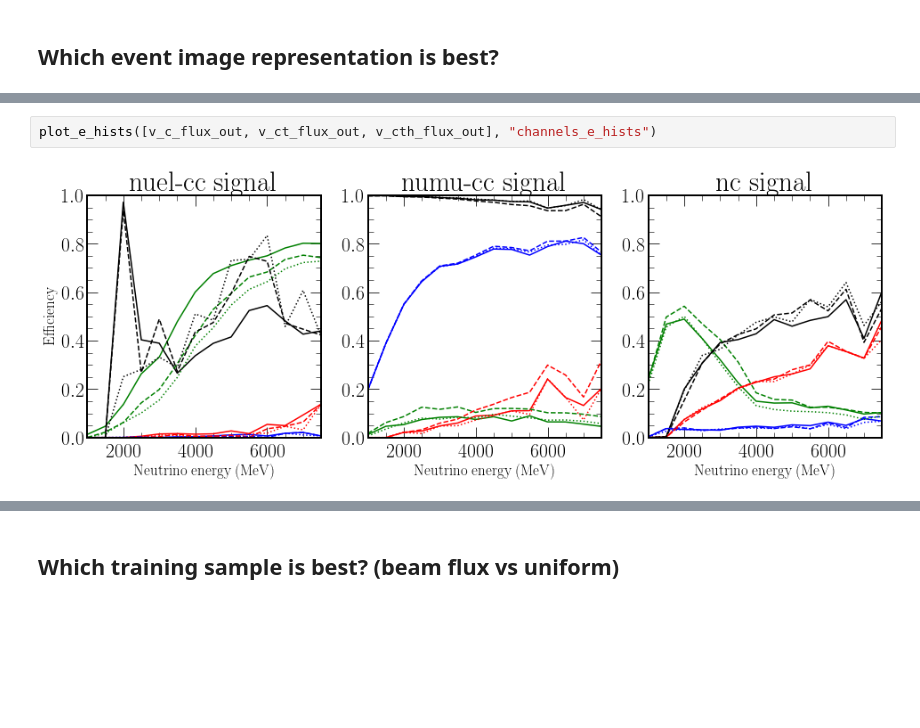
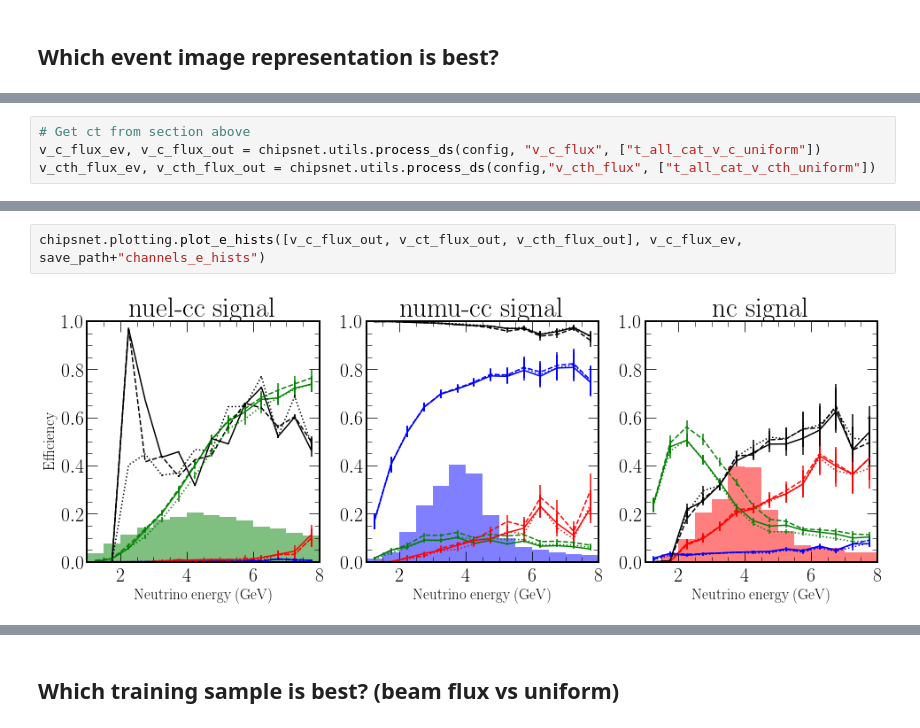
Before and after one commit to chipsneutrino/chips-net, a Jupyter notebook: notebooks/analysis.ipynb, the cells around one changed output, grey strips where cells are left out. Cells and saved outputs as stored; diff of their text form; blank space fills up the shorter version.

```diff
--- a/notebooks/analysis.ipynb
+++ b/notebooks/analysis.ipynb
@@ -574,0 +340,4 @@ plot_combined_values(v_cth_flux_ev, "t_all_cat_v_cth_uniform_", "t_all_cat_v_cth
+# %%
+# Get ct from section above
+v_c_flux_ev, v_c_flux_out = chipsnet.utils.process_ds(config, "v_c_flux", ["t_all_cat_v_c_uniform"])
+v_cth_flux_ev, v_cth_flux_out = chipsnet.utils.process_ds(config,"v_cth_flux", ["t_all_cat_v_cth_uniform"])
@@ -577,6 +352,6 @@ plot_curves([v_c_flux_out, v_ct_flux_out, v_cth_flux_out], "channels_curves")
 # %% [output]
 [figure]
 # %%
-plot_e_hists([v_c_flux_out, v_ct_flux_out, v_cth_flux_out], "channels_e_hists")
+chipsnet.plotting.plot_e_hists([v_c_flux_out, v_ct_flux_out, v_cth_flux_out], v_c_flux_ev, save_path+"channels_e_hists")
 # %% [output]
-[figure, old version]
+[figure, new version]
```
Also changed, not shown: parts of 62 cells of this notebook, 6 other files.
